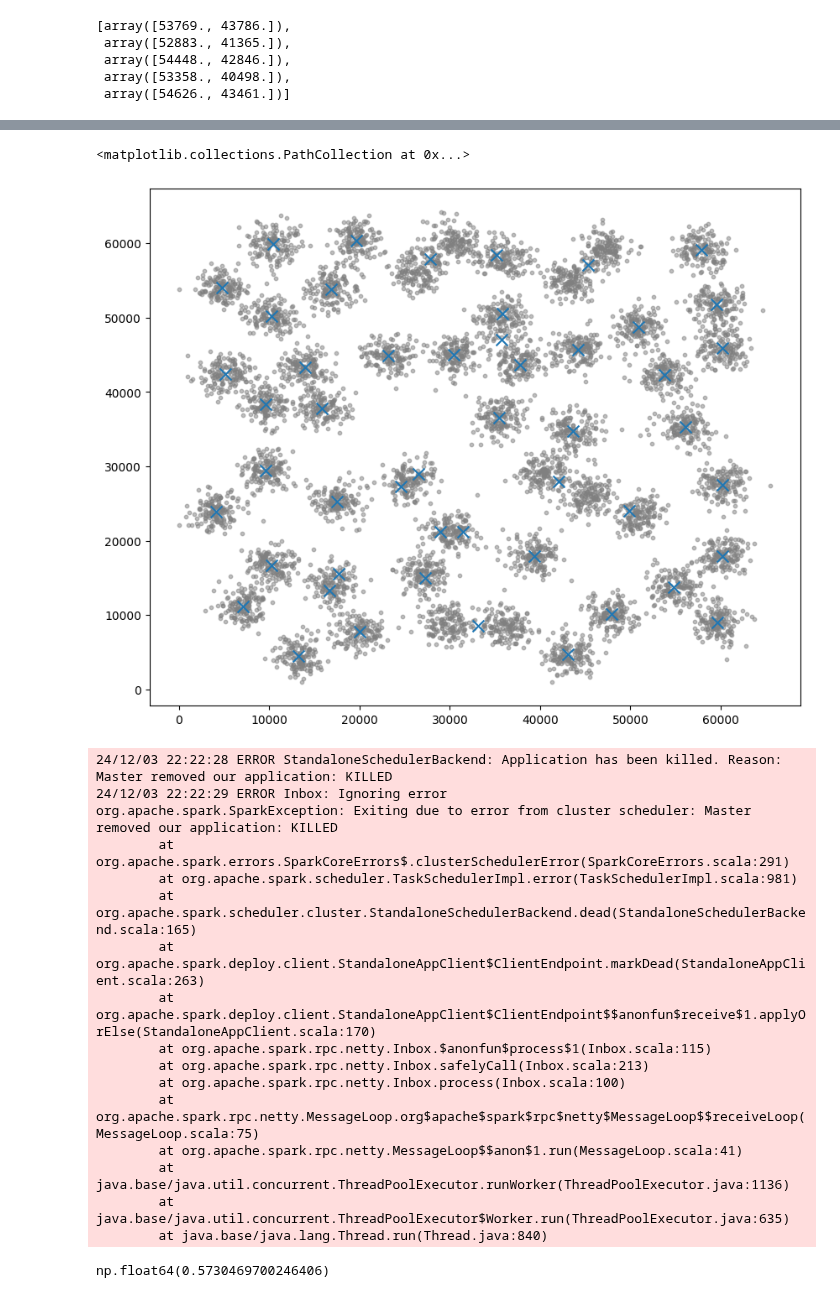
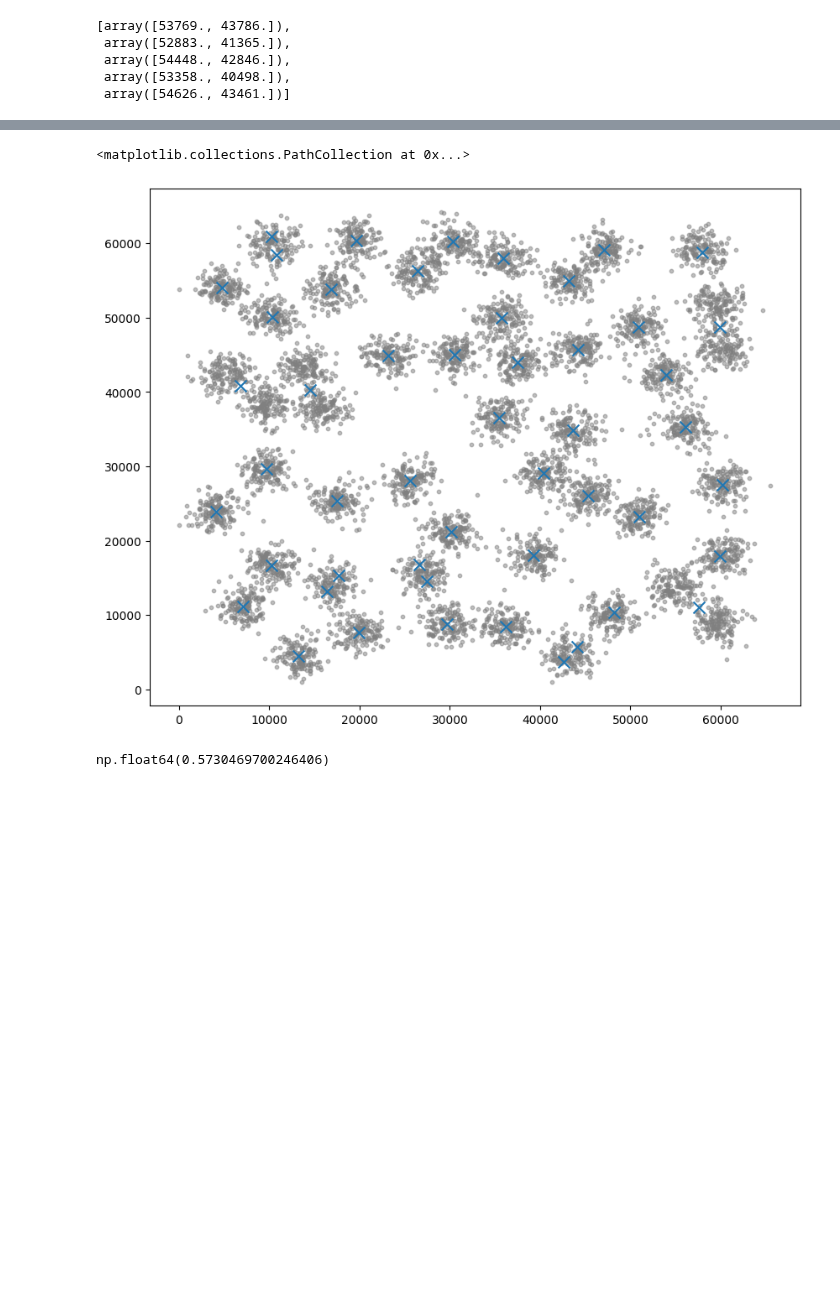
Before and after one commit to antonste/finalprojet, a Jupyter notebook: notebooks/Mux-Kmeans.ipynb, the cells around one changed output, grey strips where cells are left out. Drawn from its saved outputs; the diff is of its cells as text; code cells hidden in the pictures; blank space fills up the shorter version.

```diff
--- a/notebooks/Mux-Kmeans.ipynb
+++ b/notebooks/Mux-Kmeans.ipynb
@@ -216,6 +216,6 @@ def mux_kmeans(data, k, s, max_iterations=10):
     # Select the final best group
     final_group = min(twcv_scores, key=lambda x: x[1])
     print(f"Total time: {time.time() - start_time:.4f} seconds")
-    return final_group
+    return final_group[0]
 # %%
 final_centorids = mux_kmeans(parsed_data, k, s)
@@ -242,40 +234,24 @@ array([[42892.26297578, 27492.82352941],
 # %%
 import matplotlib.pyplot as plt
 
 plt.figure(figsize=(10, 8))
 
 plot_data = np.array(parsed_data.collect())
 
 # Plot raw data points
 plt.scatter(
     plot_data[:, 0], plot_data[:, 1],
     s=10, alpha=0.5, label="Raw Data", color='gray'
 )
 
 plt.scatter(
-    final_group[0][:, 0], final_group[0][:, 1],
+    final_centorids[:, 0], final_centorids[:, 1],
     label=f"Centroids Group",
     marker='x', s=100
 )
 # %% [output]
 <matplotlib.collections.PathCollection at 0x...>
-[figure, old version]
+[figure, new version]
-24/12/03 22:22:28 ERROR StandaloneSchedulerBackend: Application has been killed. Reason: Master removed our application: KILLED
-24/12/03 22:22:29 ERROR Inbox: Ignoring error
-org.apache.spark.SparkException: Exiting due to error from cluster scheduler: Master removed our application: KILLED
-        at org.apache.spark.errors.SparkCoreErrors$.clusterSchedulerError(SparkCoreErrors.scala:291)
-        at org.apache.spark.scheduler.TaskSchedulerImpl.error(TaskSchedulerImpl.scala:981)
-        at org.apache.spark.scheduler.cluster.StandaloneSchedulerBackend.dead(StandaloneSchedulerBackend.scala:165)
-        at org.apache.spark.deploy.client.StandaloneAppClient$ClientEndpoint.markDead(StandaloneAppClient.scala:263)
-        at org.apache.spark.deploy.client.StandaloneAppClient$ClientEndpoint$$anonfun$receive$1.applyOrElse(StandaloneAppClient.scala:170)
-        at org.apache.spark.rpc.netty.Inbox.$anonfun$process$1(Inbox.scala:115)
-        at org.apache.spark.rpc.netty.Inbox.safelyCall(Inbox.scala:213)
-        at org.apache.spark.rpc.netty.Inbox.process(Inbox.scala:100)
-        at org.apache.spark.rpc.netty.MessageLoop.org$apache$spark$rpc$netty$MessageLoop$$receiveLoop(MessageLoop.scala:75)
-        at org.apache.spark.rpc.netty.MessageLoop$$anon$1.run(MessageLoop.scala:41)
-        at java.base/java.util.concurrent.ThreadPoolExecutor.runWorker(ThreadPoolExecutor.java:1136)
-        at java.base/java.util.concurrent.ThreadPoolExecutor$Worker.run(ThreadPoolExecutor.java:635)
-        at java.base/java.lang.Thread.run(Thread.java:840)
 # %%
 import numpy as np
 from sklearn.cluster import KMeans
```
Also changed, not shown: parts of 3 cells of this notebook.
